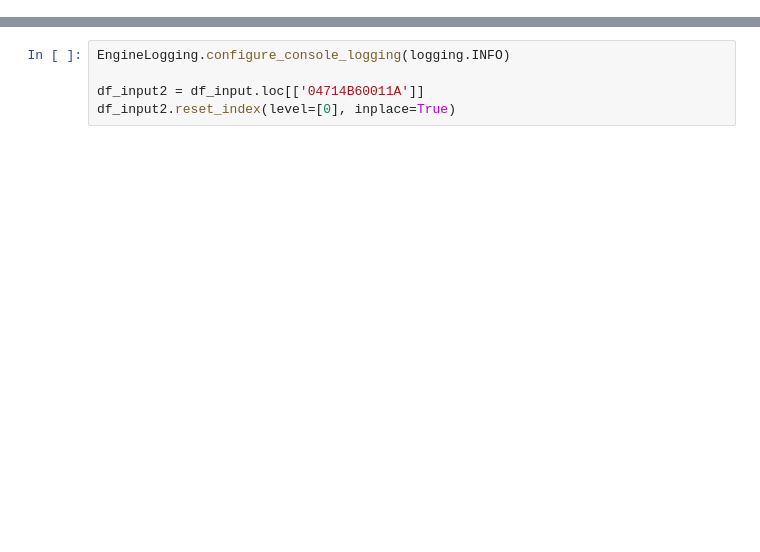
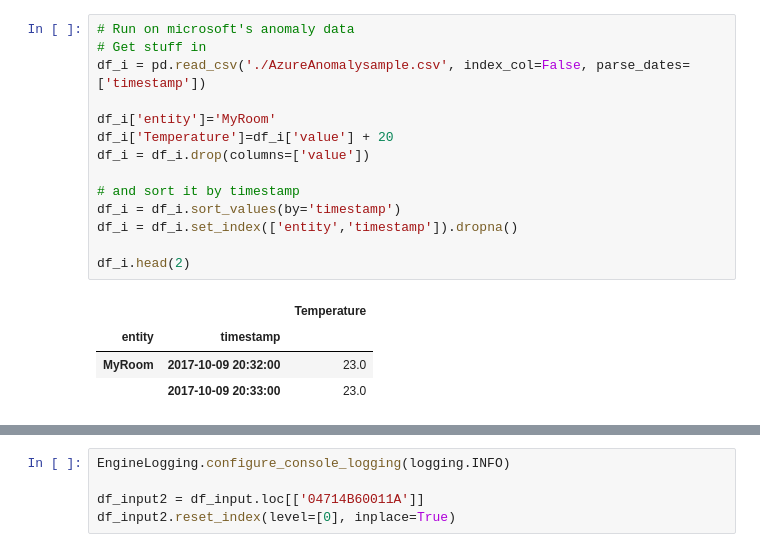
Before and after one commit to sedgewickmm18/mmfunctions, a Jupyter notebook: InvestigationBeta-3.0120.ipynb, the cells around one changed output, grey strips where cells are left out. Drawn from its saved outputs; the diff is of its cells as text; blank space fills up the shorter version.

Commit message:
Beautified stuff

```diff
--- a/InvestigationBeta-3.0120.ipynb
+++ b/InvestigationBeta-3.0120.ipynb
@@ -46,0 +99,19 @@ Warning: confluent_kafka is not installed. Publish to MessageHub not supported.
+# %%
+# Run on microsoft's anomaly data
+# Get stuff in
+df_i = pd.read_csv('./AzureAnomalysample.csv', index_col=False, parse_dates=['timestamp'])
+
+df_i['entity']='MyRoom'
+df_i['Temperature']=df_i['value'] + 20
+df_i = df_i.drop(columns=['value'])
+
+# and sort it by timestamp
+df_i = df_i.sort_values(by='timestamp')
+df_i = df_i.set_index(['entity','timestamp']).dropna()
+
+df_i.head(2)
+# %% [output]
+|  |  | Temperature |
+| entity | timestamp |  |
+| MyRoom | 2017-10-09 20:32:00 | 23.0 |
+|  | 2017-10-09 20:33:00 | 23.0 |
```
Also changed, not shown: parts of 14 cells of this notebook, 1 other file.
